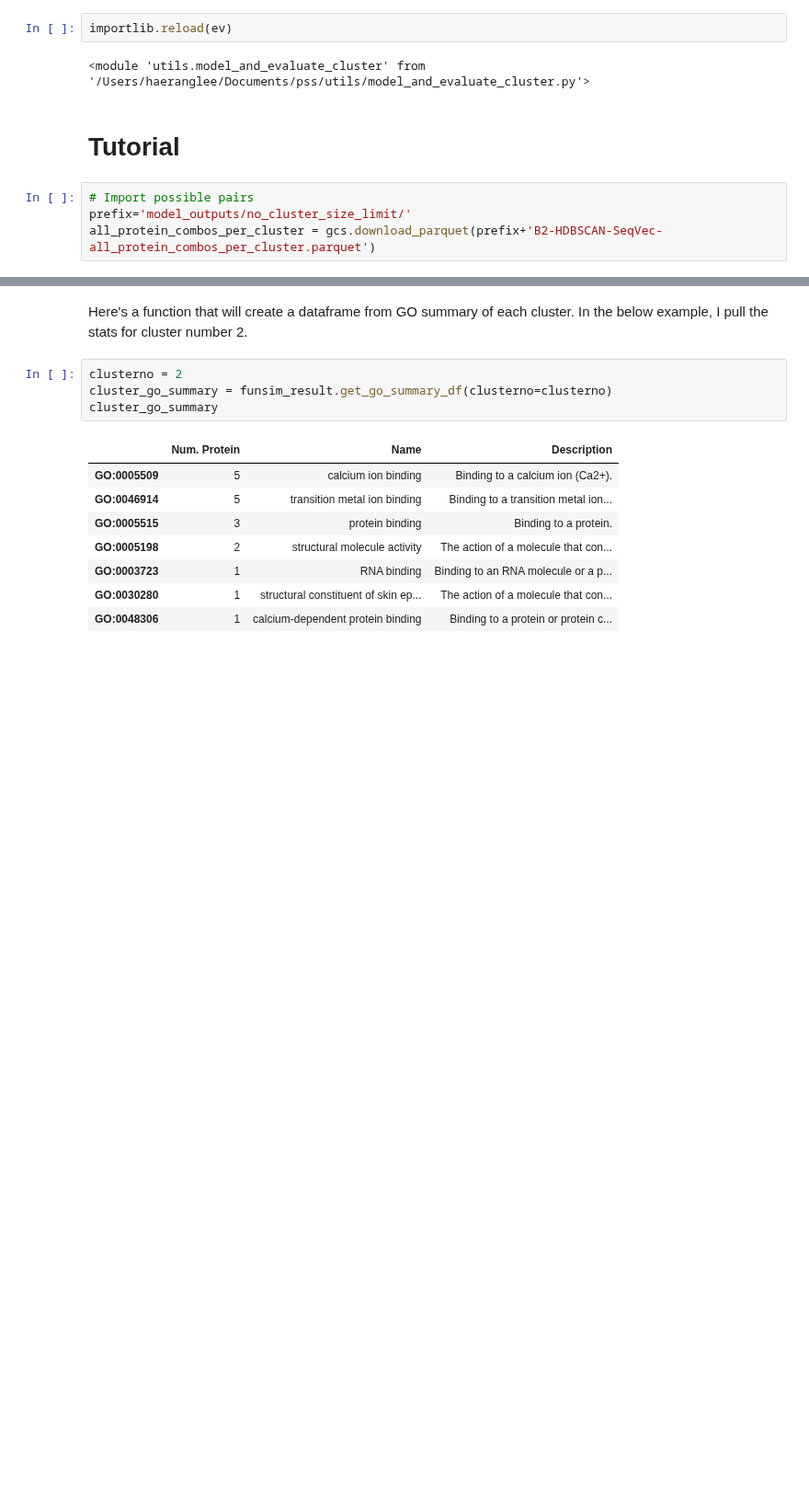
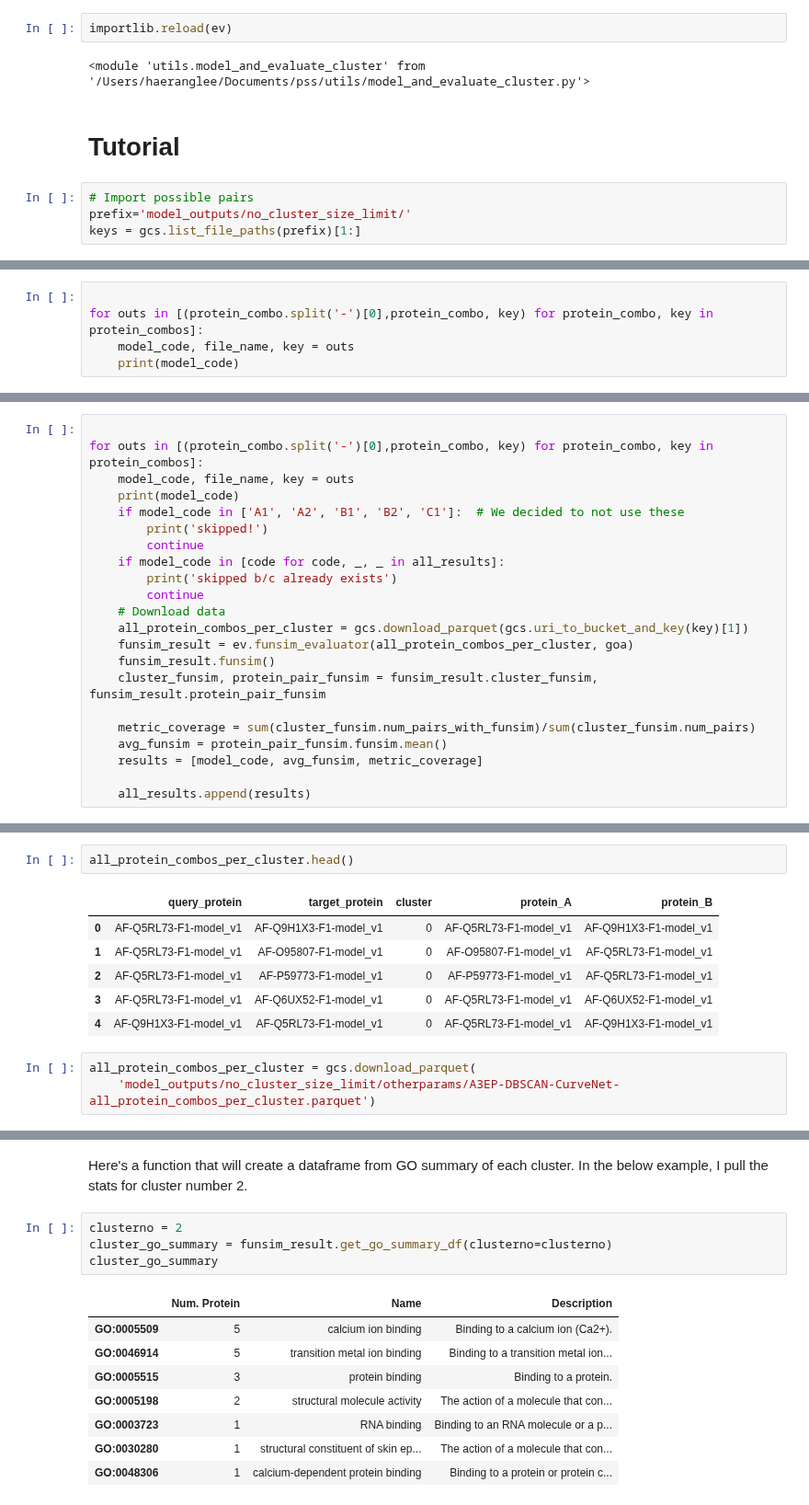
Before and after one commit to dptrsa-300/pss, a Jupyter notebook: Functional evaluation.ipynb, the cells around one changed output, grey strips where cells are left out. Shown at 92% size. Cells and saved outputs as stored; diff of their text form; blank space fills up the shorter version.

```diff
--- a/Functional evaluation.ipynb
+++ b/Functional evaluation.ipynb
@@ -38,4 +38,4 @@ importlib.reload(ev)
 # %%
 # Import possible pairs
 prefix='model_outputs/no_cluster_size_limit/'
-all_protein_combos_per_cluster = gcs.download_parquet(prefix+'B2-HDBSCAN-SeqVec-all_protein_combos_per_cluster.parquet')
+keys = gcs.list_file_paths(prefix)[1:]
@@ -41,0 +52,5 @@ all_protein_combos_per_cluster = gcs.download_parquet(prefix+'B2-HDBSCAN-SeqVec-
+# %%
+
+for outs in [(protein_combo.split('-')[0],protein_combo, key) for protein_combo, key in protein_combos]:
+    model_code, file_name, key = outs
+    print(model_code)
@@ -41,0 +78,22 @@ all_protein_combos_per_cluster = gcs.download_parquet(prefix+'B2-HDBSCAN-SeqVec-
+# %%
+
+for outs in [(protein_combo.split('-')[0],protein_combo, key) for protein_combo, key in protein_combos]:
+    model_code, file_name, key = outs
+    print(model_code)
+    if model_code in ['A1', 'A2', 'B1', 'B2', 'C1']:  # We decided to not use these
+        print('skipped!')
+        continue
+    if model_code in [code for code, _, _ in all_results]:
+        print('skipped b/c already exists')
+        continue
+    # Download data
+    all_protein_combos_per_cluster = gcs.download_parquet(gcs.uri_to_bucket_and_key(key)[1])
+    funsim_result = ev.funsim_evaluator(all_protein_combos_per_cluster, goa)
+    funsim_result.funsim()
+    cluster_funsim, protein_pair_funsim = funsim_result.cluster_funsim, funsim_result.protein_pair_funsim
+
+    metric_coverage = sum(cluster_funsim.num_pairs_with_funsim)/sum(cluster_funsim.num_pairs)
+    avg_funsim = protein_pair_funsim.funsim.mean()
+    results = [model_code, avg_funsim, metric_coverage]
+
+    all_results.append(results)
@@ -42 +159,13 @@ all_protein_combos_per_cluster = gcs.download_parquet(prefix+'B2-HDBSCAN-SeqVec-
+# %%
+all_protein_combos_per_cluster.head()
+# %% [output]
+|  | query_protein | target_protein | cluster | protein_A | protein_B |
+| 0 | AF-Q5RL73-F1-model_v1 | AF-Q9H1X3-F1-model_v1 | 0 | AF-Q5RL73-F1-model_v1 | AF-Q9H1X3-F1-model_v1 |
+| 1 | AF-Q5RL73-F1-model_v1 | AF-O95807-F1-model_v1 | 0 | AF-O95807-F1-model_v1 | AF-Q5RL73-F1-model_v1 |
+| 2 | AF-Q5RL73-F1-model_v1 | AF-P59773-F1-model_v1 | 0 | AF-P59773-F1-model_v1 | AF-Q5RL73-F1-model_v1 |
+| 3 | AF-Q5RL73-F1-model_v1 | AF-Q6UX52-F1-model_v1 | 0 | AF-Q5RL73-F1-model_v1 | AF-Q6UX52-F1-model_v1 |
+| 4 | AF-Q9H1X3-F1-model_v1 | AF-Q5RL73-F1-model_v1 | 0 | AF-Q5RL73-F1-model_v1 | AF-Q9H1X3-F1-model_v1 |
+# %%
+all_protein_combos_per_cluster = gcs.download_parquet(
+    'model_outputs/no_cluster_size_limit/otherparams/A3EP-DBSCAN-CurveNet-all_protein_combos_per_cluster.parquet')
 # %%
```
Also changed, not shown: parts of 13 cells of this notebook, 1 other file.
